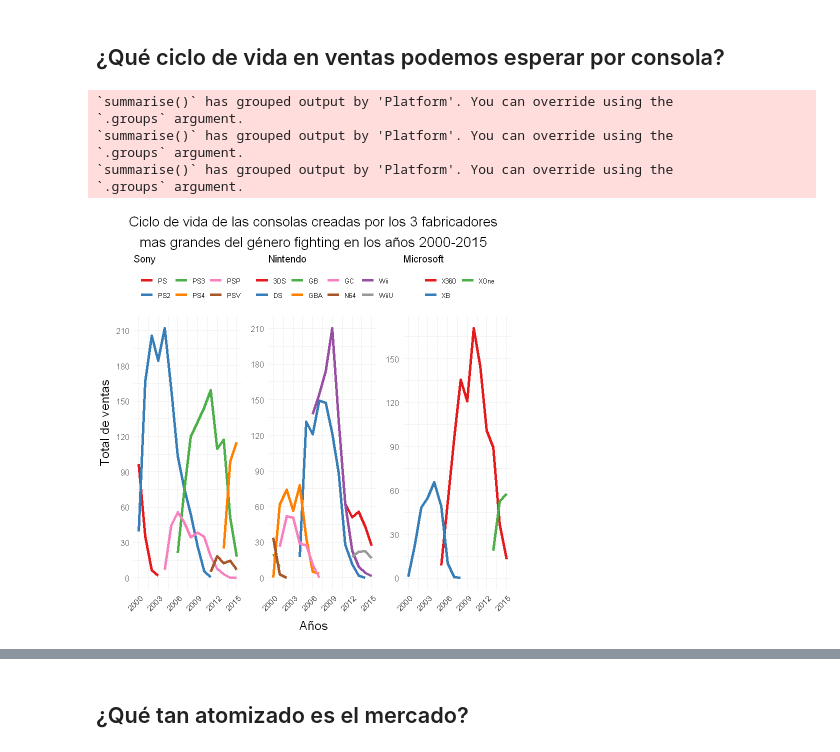
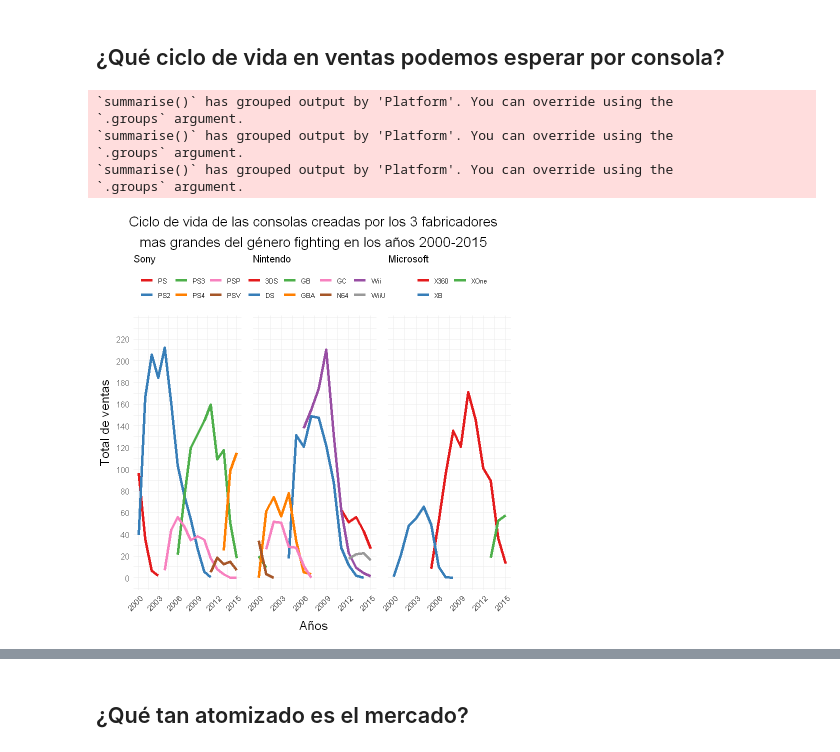
Before and after one commit to bastianbm7/VideoGames_Analysis, a Jupyter notebook: Informe_IPYNB.ipynb, the cells around one changed output, grey strips where cells are left out. Drawn from its saved outputs; the diff is of its cells as text; code cells hidden in the pictures.

```diff
--- a/Untitled.ipynb
+++ b/Informe_IPYNB.ipynb
@@ -412,7 +412,7 @@ gg1 <-  ggplot(data) +
  geom_line(aes(x = Year, y = Sales1, color = Platform, group = Platform), lwd = 1.5) +
  guides(x = guide_axis(angle = 45)) +
   scale_x_continuous(breaks = seq(min(data$Year), max(data$Year), by = 3)) +
-  scale_y_continuous(breaks = seq(0, 210, by = 30)) +
+  scale_y_continuous(limits = c(0, 230), breaks = seq(0, 230, by = 20)) +
   scale_color_manual(values = colores) +  # Asignar colores manualmente
   guides(color = guide_legend(nrow = 2)) +  # Organizar la leyenda en dos filas
   theme_minimal() +
@@ -443,7 +443,7 @@ gg2 <-  ggplot(data) +
  geom_line(aes(x = Year, y = Sales1, color = Platform, group = Platform), lwd = 1.5) +
  guides(x = guide_axis(angle = 45)) +
   scale_x_continuous(breaks = seq(min(data$Year), max(data$Year), by = 3)) +
-  scale_y_continuous(breaks = seq(0, 210, by = 30)) +
+  scale_y_continuous(limits = c(0, 230), breaks = seq(0, 230, by = 20)) +
   scale_color_manual(values = colores) +  # Asignar colores manualmente
   guides(color = guide_legend(nrow = 2)) +  # Organizar la leyenda en dos filas
   theme_minimal() +
@@ -454,7 +454,7 @@ gg2 <-  ggplot(data) +
     title = element_text(size = 10, hjust = 0.5),  # Ajustar el tamaño de fuente del título
     legend.text = element_text(size = 8),  # Ajustar el tamaño de fuente del texto de la leyenda
     axis.title.x = element_text(size = 13),  # Ajustar el tamaño de fuente del título del eje x
-    axis.title.y = element_text(size = 13)  # Ajustar el tamaño de fuente del título del eje y
+    axis.text.y = element_blank()  # Ajustar el tamaño de fuente del título del eje y
   ) +
   labs(
     color = NULL,
@@ -474,7 +474,7 @@ gg3 <-  ggplot(data) +
  geom_line(aes(x = Year, y = Sales1, color = Platform, group = Platform), lwd = 1.5) +
  guides(x = guide_axis(angle = 45)) +
   scale_x_continuous(breaks = seq(min(data$Year), max(data$Year), by = 3)) +
-  scale_y_continuous(breaks = seq(0, 210, by = 30)) +
+  scale_y_continuous(limits = c(0, 230), breaks = seq(0, 230, by = 20)) +
   scale_color_manual(values = colores) +  # Asignar colores manualmente
   guides(color = guide_legend(nrow = 2)) +  # Organizar la leyenda en dos filas
   theme_minimal() +
@@ -485,37 +485,37 @@ gg3 <-  ggplot(data) +
     title = element_text(size = 10, hjust = 0.5),  # Ajustar el tamaño de fuente del título
     legend.text = element_text(size = 8),  # Ajustar el tamaño de fuente del texto de la leyenda
     axis.title.x = element_text(size = 13),  # Ajustar el tamaño de fuente del título del eje x
-    axis.title.y = element_text(size = 13)  # Ajustar el tamaño de fuente del título del eje y
+    axis.text.y = element_blank()  # Ajustar el tamaño de fuente del título del eje y
   ) +
   labs(
     color = NULL,
     title = 'Microsoft',
     y = NULL,
     x = NULL
   )
 
-
 # Juntar los dos gráficos creados
 grid_arrange <- grid.arrange(
     gg1,gg2, gg3,
     ncol = 3,
+
     # Wirte left text
     left = textGrob("Total de ventas", rot = 90,
                     gp = gpar(fontsize=15)),
     # Wirte bottom text
     bottom = textGrob("Años", gp=gpar(fontsize = 15)),
 
     top = textGrob("Ciclo de vida de las consolas creadas por los 3 fabricadores\nmas grandes del género fighting en los años 2000-2015", gp=gpar(fontsize = 17))
 )
 
 
 ggsave("graphs\\p3_consola.pdf", plot = arrangeGrob(grid_arrange), device = "pdf",
       width = 26, height = 16, units = "cm", dpi = 600)
 # %% [output]
 `summarise()` has grouped output by 'Platform'. You can override using the
 `.groups` argument.
 `summarise()` has grouped output by 'Platform'. You can override using the
 `.groups` argument.
 `summarise()` has grouped output by 'Platform'. You can override using the
 `.groups` argument.
-[figure, old version]
+[figure, new version]
```
Also changed, not shown: parts of 3 cells of this notebook, 9 other files.
